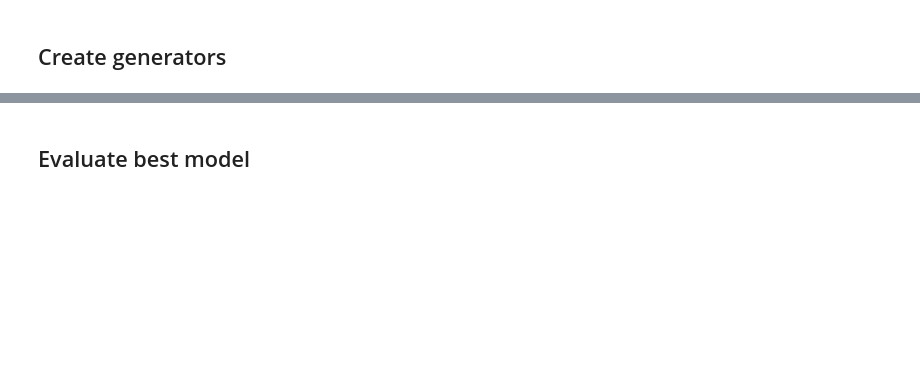
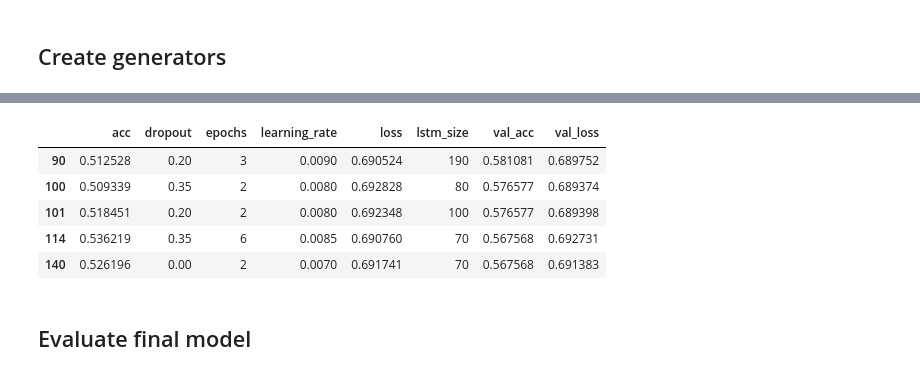
Before and after one commit to FSwoboda93/Stock-Returns-with-LSTM, a Jupyter notebook: Using an LSTM-based model to predict stock returns.ipynb, the cells around one changed output, grey strips where cells are left out. Cells and saved outputs as stored; diff of their text form; code cells hidden in the pictures; blank space fills up the shorter version.

```diff
--- a/Using an LSTM-based model to predict stock returns.ipynb
+++ b/Using an LSTM-based model to predict stock returns.ipynb
@@ -74,13 +59,14 @@ test_generator = TimeseriesGenerator(nke[["norm_return"]].values, nke[["label"]]
 # %%
 def model_fn(params):
     model = tf.keras.Sequential()
-    model.add(tf.keras.layers.CuDNNLSTM(params["lstm_size"], input_shape=(50, 1)))
+    model.add(tf.keras.layers.CuDNNLSTM(params["lstm_size"], input_shape=(30, 2)))
     model.add(tf.keras.layers.Dropout(params["dropout"]))
     model.add(tf.keras.layers.Dense(1, activation="sigmoid"))
     model.compile(optimizer=tf.keras.optimizers.Adam(params["learning_rate"]),
                   loss="binary_crossentropy", metrics=["accuracy"])
 
-    callbacks = [tf.keras.callbacks.EarlyStopping(patience=5, restore_best_weights=True)]
-    history = model.fit_generator(train_generator, validation_data=val_generator, callbacks=callbacks,
-                                  epochs=200, verbose=0).history
+    callbacks = [tf.keras.callbacks.EarlyStopping(monitor="val_acc", patience=5,
+                                                  restore_best_weights=True)]
+    history = model.fit_generator(train_generator, validation_data=val_generator,
+                                  callbacks=callbacks, epochs=100, verbose=0).history
     return (history, model)
@@ -89,13 +75,13 @@ def model_fn(params):
 # %%
-def random_search(model_fn, p, n, search_dir=None):
+def random_search(model_fn, search_space, n_iter, search_dir):
     results = []
     os.mkdir(search_dir)
     best_model_path = os.path.join(search_dir, "best_model.h5")
     results_path = os.path.join(search_dir, "results.csv")
-    for i in range(n):
-        params = {k: v[np.random.randint(len(v))] for k, v in p.items()}
+    for i in range(n_iter):
+        params = {k: v[np.random.randint(len(v))] for k, v in search_space.items()}
         history, model = model_fn(params)
-        epochs = np.argmin(history["val_loss"]) + 1
+        epochs = np.argmax(history["val_acc"]) + 1
         result = {k: v[epochs - 1] for k, v in history.items()}
         params["epochs"] = epochs
         if i == 0:
@@ -115,7 +103,7 @@ def random_search(model_fn, p, n, search_dir=None):
 # %%
-p = {"lstm_size": np.linspace(50, 200, 16, dtype=int),
-     "dropout": np.linspace(0, 0.4, 9),
-     "learning_rate": np.linspace(0.004, 0.01, 13)}
+search_space = {"lstm_size": np.linspace(50, 200, 16, dtype=int),
+                "dropout": np.linspace(0, 0.4, 9),
+                "learning_rate": np.linspace(0.004, 0.01, 13)}
 # %%
-results, best_model = random_search(model_fn, p, 200, "search")
+results, best_model = random_search(model_fn, search_space, 200, "search")
 # %% [output]
@@ -156,2 +127,11 @@ iteration 200 – lstm_size:60, dropout:0.15, learning_rate:0.0085, epochs:2, lo
+# %%
+results.sort_values("val_acc", ascending=False).head()
+# %% [output]
+|  | acc | dropout | epochs | learning_rate | loss | lstm_size | val_acc | val_loss |
+| 90 | 0.512528 | 0.20 | 3 | 0.0090 | 0.690524 | 190 | 0.581081 | 0.689752 |
+| 100 | 0.509339 | 0.35 | 2 | 0.0080 | 0.692828 | 80 | 0.576577 | 0.689374 |
+| 101 | 0.518451 | 0.20 | 2 | 0.0080 | 0.692348 | 100 | 0.576577 | 0.689398 |
+| 114 | 0.536219 | 0.35 | 6 | 0.0085 | 0.690760 | 70 | 0.567568 | 0.692731 |
+| 140 | 0.526196 | 0.00 | 2 | 0.0070 | 0.691741 | 70 | 0.567568 | 0.691383 |
 # %% [markdown]
-## Evaluate best model
+## Evaluate final model
```
Also changed, not shown: parts of 22 cells of this notebook, 2 other files.
